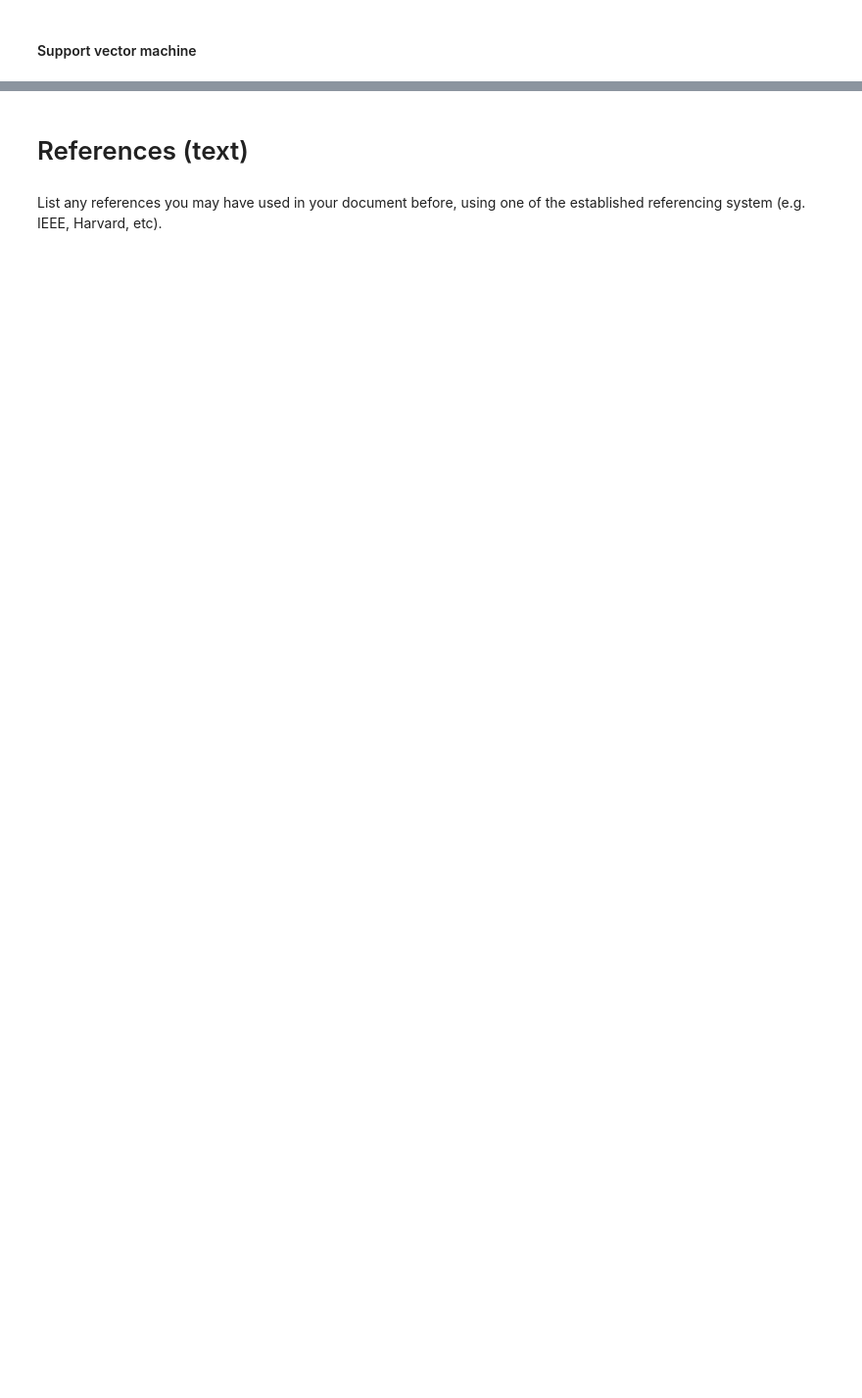
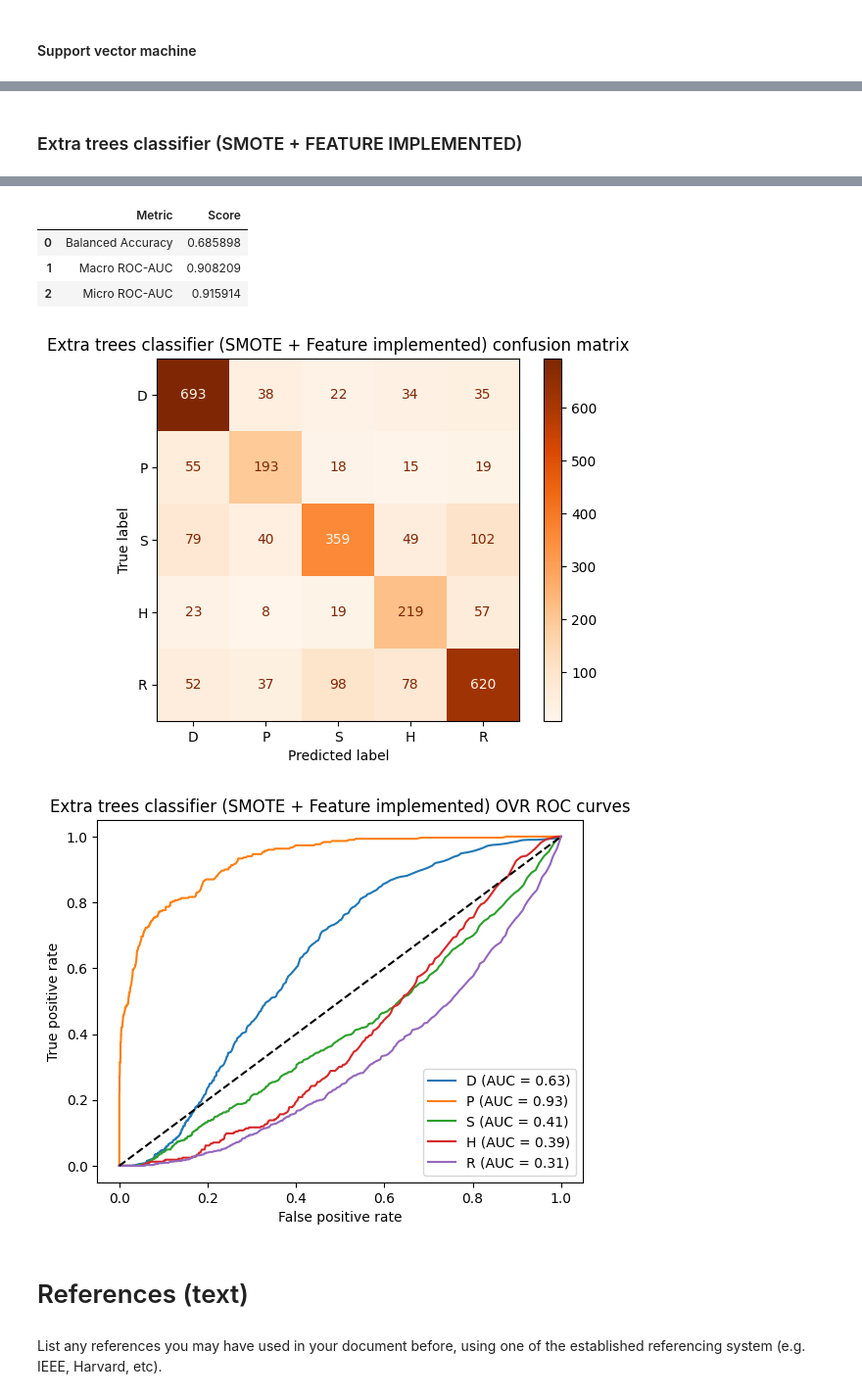
Before and after one commit to 4yala/NotebooksML, a Jupyter notebook: CI7521_CW1_2026.ipynb, the cells around one changed output, grey strips where cells are left out. Shown at 98% size. Saved outputs shown, nothing was run; the diff lists cells and outputs as text; code cells hidden in the pictures; blank space fills up the shorter version.

```diff
--- a/CI7521_CW1_2026.ipynb
+++ b/CI7521_CW1_2026.ipynb
@@ -394,0 +504,34 @@ GridSearchCV(cv=5, estimator=SVC(class_weight='balanced', probability=True),
+# %%
+pipeline_etc_FI = Pipeline(
+    steps=[
+        ('smote', SMOTE(random_state=42)),
+        ('et', ExtraTreesClassifier(
+            random_state=42,
+            n_jobs=-1,
+        ))
+    ])
+
+etc_smote_param_dist = {
+    'smote__k_neighbors': [9,10,11,12],
+    'et__n_estimators': [ 700, 750, 800],
+    'et__max_depth': [None, 20, 30, 40],
+    'et__min_samples_split': [ 2, 3, 4],
+    'et__min_samples_leaf': [1,2,3,4],
+    'et__max_features': ['sqrt', 'log2', 0.5, 0.8, 0.9],
+    'et__bootstrap':[False],
+    'et__class_weight':['balanced']
+}
+
+etc_smote_feature_implemented_random_search = RandomizedSearchCV(
+    estimator=pipeline_etc,
+    param_distributions=etc_smote_param_dist,
+    n_iter=100,
+    scoring='f1_macro',
+    cv=5,
+    verbose=2,
+    random_state=42,
+    n_jobs=-1
+)
+
+
+etc_smote_feature_implemented_random_search.fit(X_train_augmented, y_train)
@@ -504,0 +730,6 @@ Support vector machine classifier Metrics
+# %% [markdown]
+### Extra trees classifier (SMOTE + FEATURE IMPLEMENTED)
+# %%
+print("Extra trees classifier (SMOTE + Feature  implemented) best parameters found =", etc_smote_feature_implemented_random_search.best_params_)
+evaluate_model(etc_smote_feature_implemented_random_search.best_estimator_, "Extra trees classifier (SMOTE + Feature implemented)", X_test_augmented, y_test,  cmap='Oranges')
+# %% [output]
@@ -505,3 +755,9 @@ Support vector machine classifier Metrics
+|  | Metric | Score |
+| 0 | Balanced Accuracy | 0.685898 |
+| 1 | Macro ROC-AUC | 0.908209 |
+| 2 | Micro ROC-AUC | 0.915914 |
+[figure, added]
+[figure, added]
 # %% [markdown]
 # References (text)
 # %% [markdown]
```
Also changed, not shown: parts of 17 cells of this notebook.
